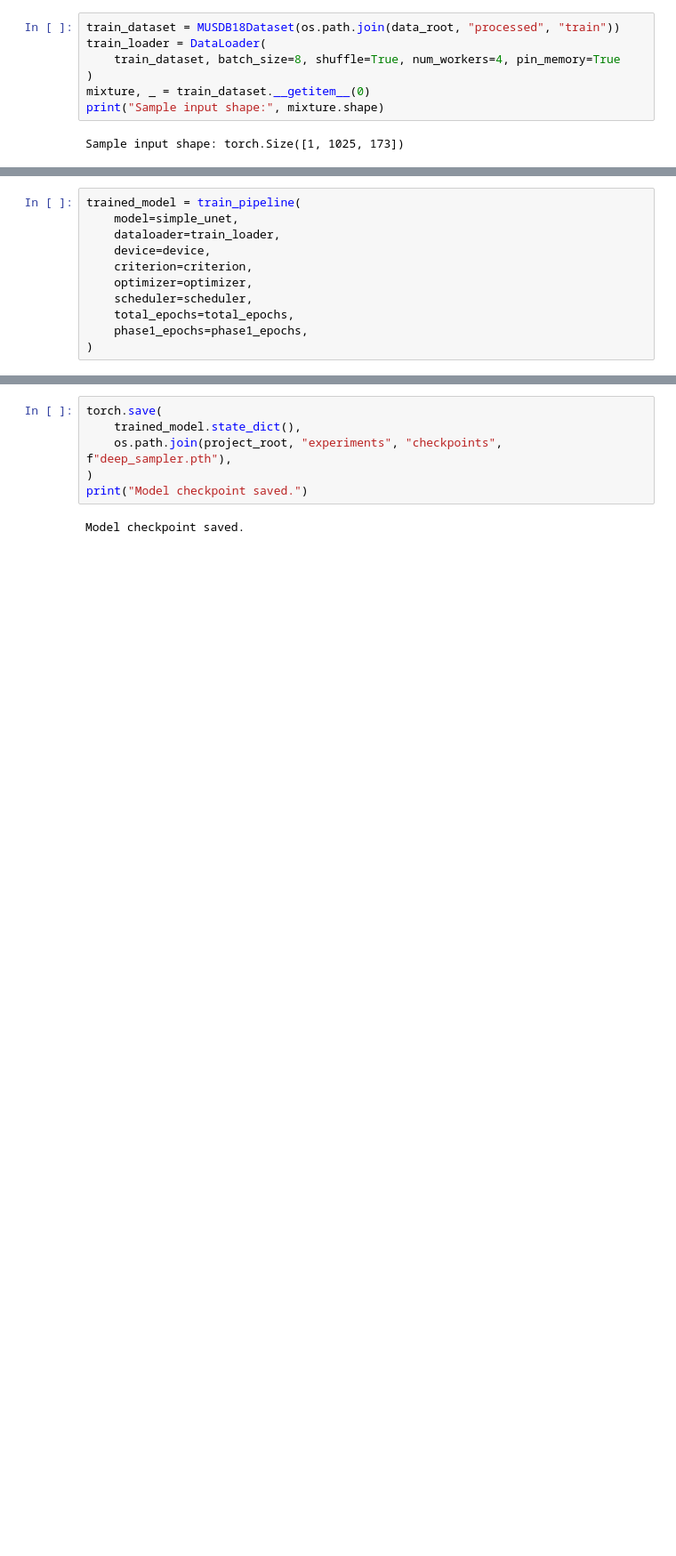
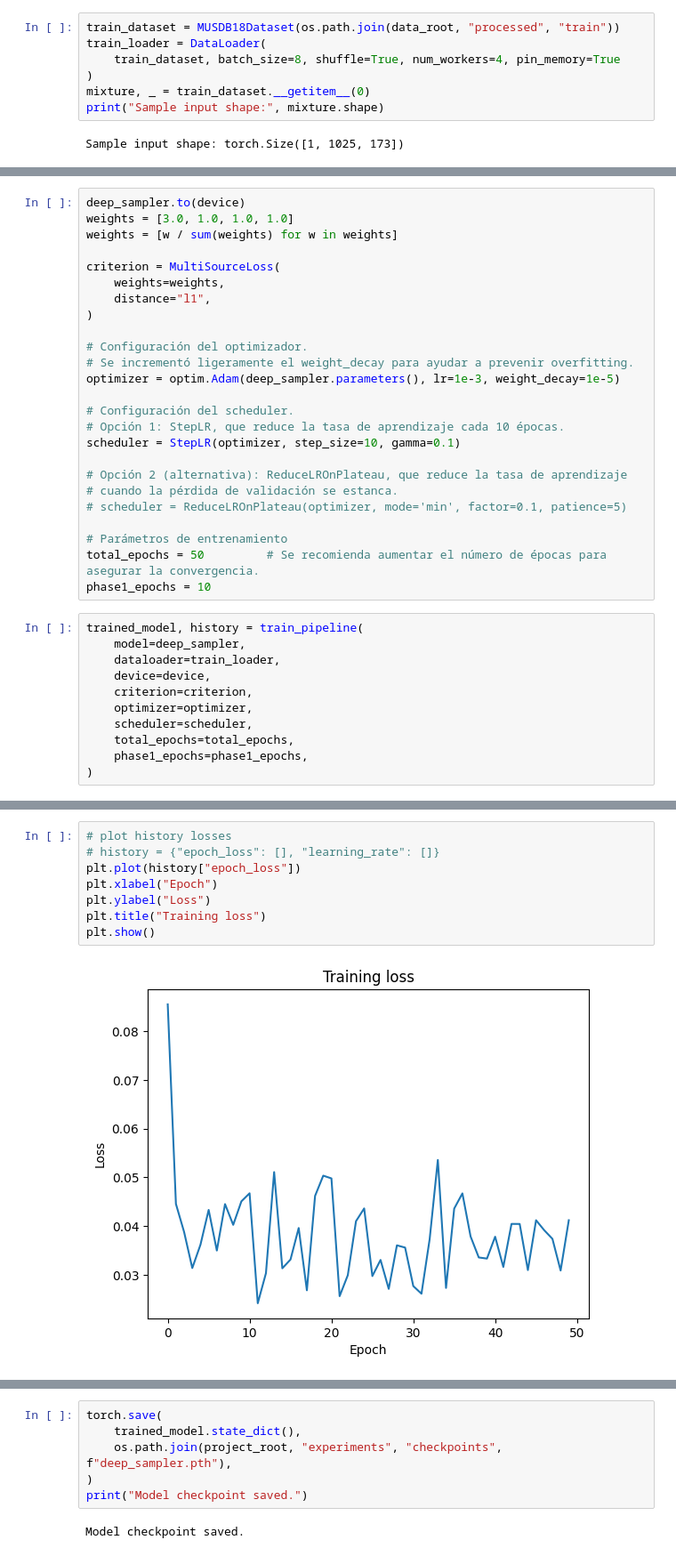
Before and after one commit to Nhrot22230/DeepSampler, a Jupyter notebook: notebooks/trail_error.ipynb, the cells around one changed output, grey strips where cells are left out. Shown at 89% size. Drawn from its saved outputs; the diff is of its cells as text; blank space fills up the shorter version.

```diff
--- a/notebooks/trail_error.ipynb
+++ b/notebooks/trail_error.ipynb
@@ -79,6 +55,31 @@ phase1_epochs = 20
+# %%
+deep_sampler.to(device)
+weights = [3.0, 1.0, 1.0, 1.0]
+weights = [w / sum(weights) for w in weights]
+
+criterion = MultiSourceLoss(
+    weights=weights,
+    distance="l1",
+)
+
+# Configuración del optimizador.
+# Se incrementó ligeramente el weight_decay para ayudar a prevenir overfitting.
+optimizer = optim.Adam(deep_sampler.parameters(), lr=1e-3, weight_decay=1e-5)
+
+# Configuración del scheduler.
+# Opción 1: StepLR, que reduce la tasa de aprendizaje cada 10 épocas.
+scheduler = StepLR(optimizer, step_size=10, gamma=0.1)
+
+# Opción 2 (alternativa): ReduceLROnPlateau, que reduce la tasa de aprendizaje
+# cuando la pérdida de validación se estanca.
+# scheduler = ReduceLROnPlateau(optimizer, mode='min', factor=0.1, patience=5)
+
+# Parámetros de entrenamiento
+total_epochs = 50         # Se recomienda aumentar el número de épocas para asegurar la convergencia.
+phase1_epochs = 10
 # %%
-trained_model = train_pipeline(
-    model=simple_unet,
+trained_model, history = train_pipeline(
+    model=deep_sampler,
     dataloader=train_loader,
     device=device,
     criterion=criterion,
@@ -129 +107,11 @@ Epoch 12 completed - Avg Loss: 0.0750 - LR: 1.0e-03
+# %%
+# plot history losses
+# history = {"epoch_loss": [], "learning_rate": []}
+plt.plot(history["epoch_loss"])
+plt.xlabel("Epoch")
+plt.ylabel("Loss")
+plt.title("Training loss")
+plt.show()
+# %% [output]
+[figure, added]
 # %%
```
Also changed, not shown: parts of 13 cells of this notebook, 9 other files.
